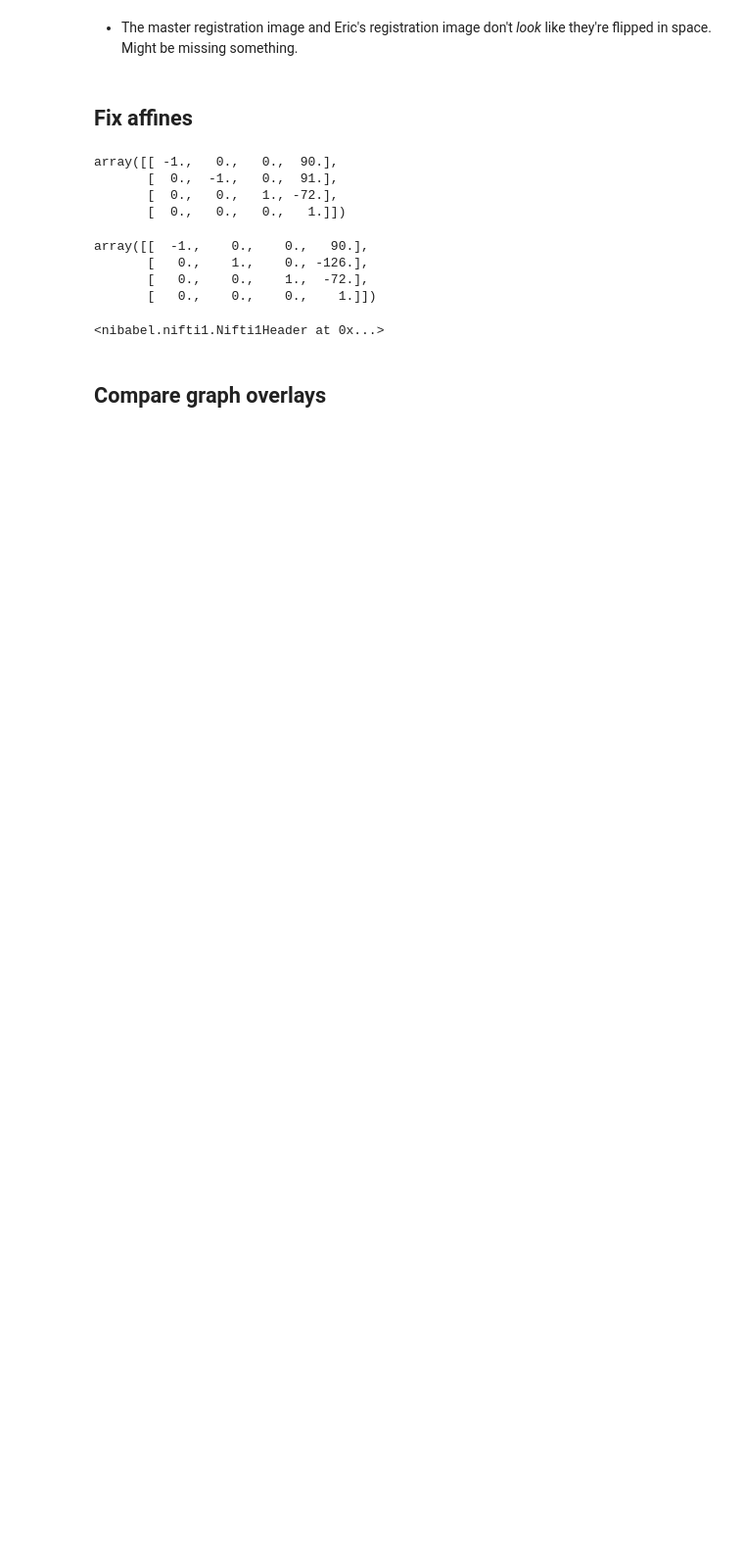
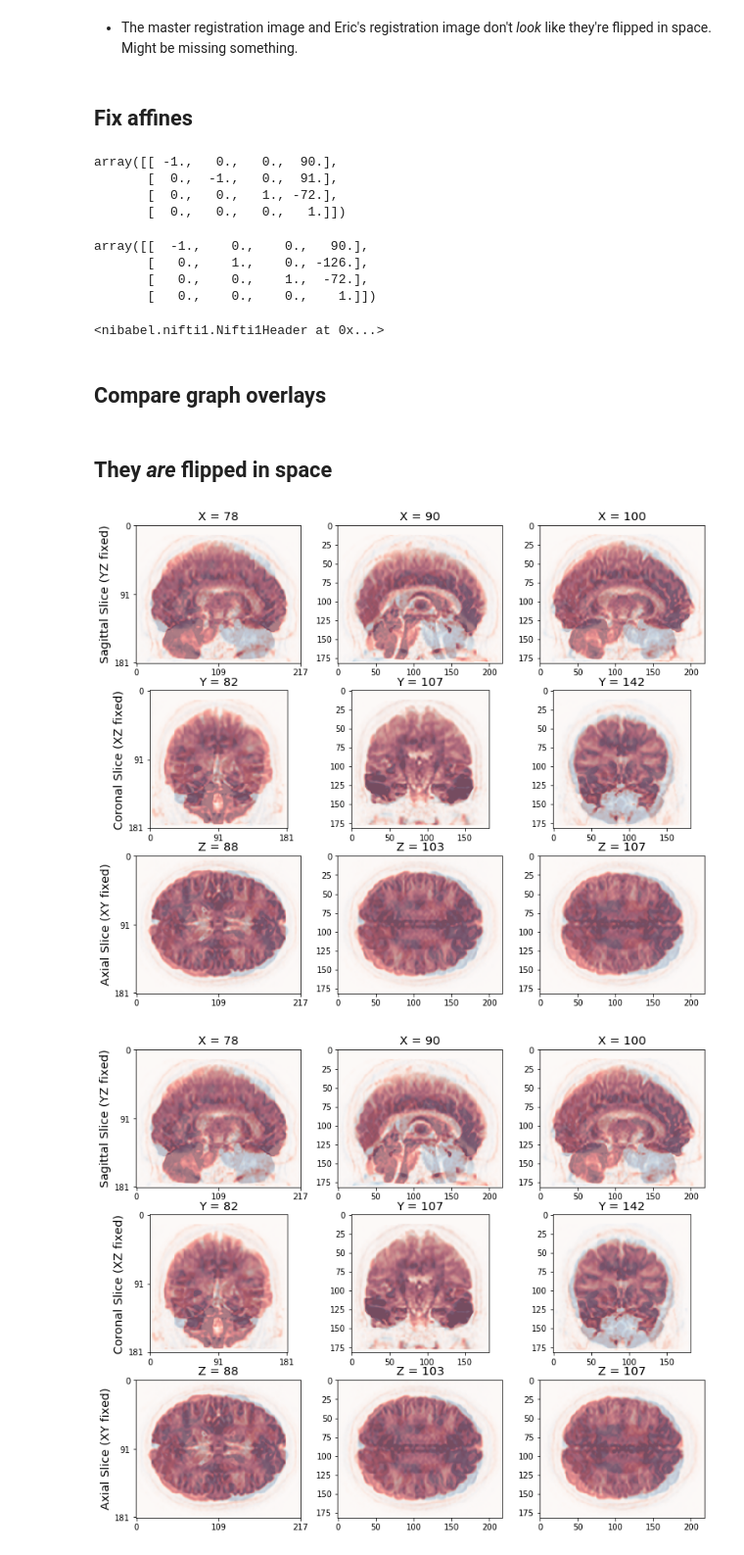
Before and after one commit to neurodata/aloftus, a Jupyter notebook: pr-diff.ipynb, the cells around one changed output. Shown at 98% size. Cells and saved outputs as stored; diff of their text form; code cells hidden in the pictures; blank space fills up the shorter version.

```diff
--- a/pr-diff.ipynb
+++ b/pr-diff.ipynb
@@ -430,3 +415,11 @@ def get_min_max(data):
     min_val = np.percentile(data, 2)
     max_val = np.percentile(data, 95)
     return (min_val, max_val)
+# %% [markdown]
+## They _**are**_ flipped in space
+# %%
+# So, master and eric branches are definitely flipped on the saggital plane, don't think adjusting the affine on the img object did anything. Need to figure out how to fix
+plot_overlays(master_nib_new.get_data()[:, :, :, 0], eric_nib.get_data()[:, :, :, 0], cmaps=['Blues', 'Reds'])
+# %% [output]
+[figure, added]
+[figure, added]
```
Also changed, not shown: parts of 10 cells of this notebook.
